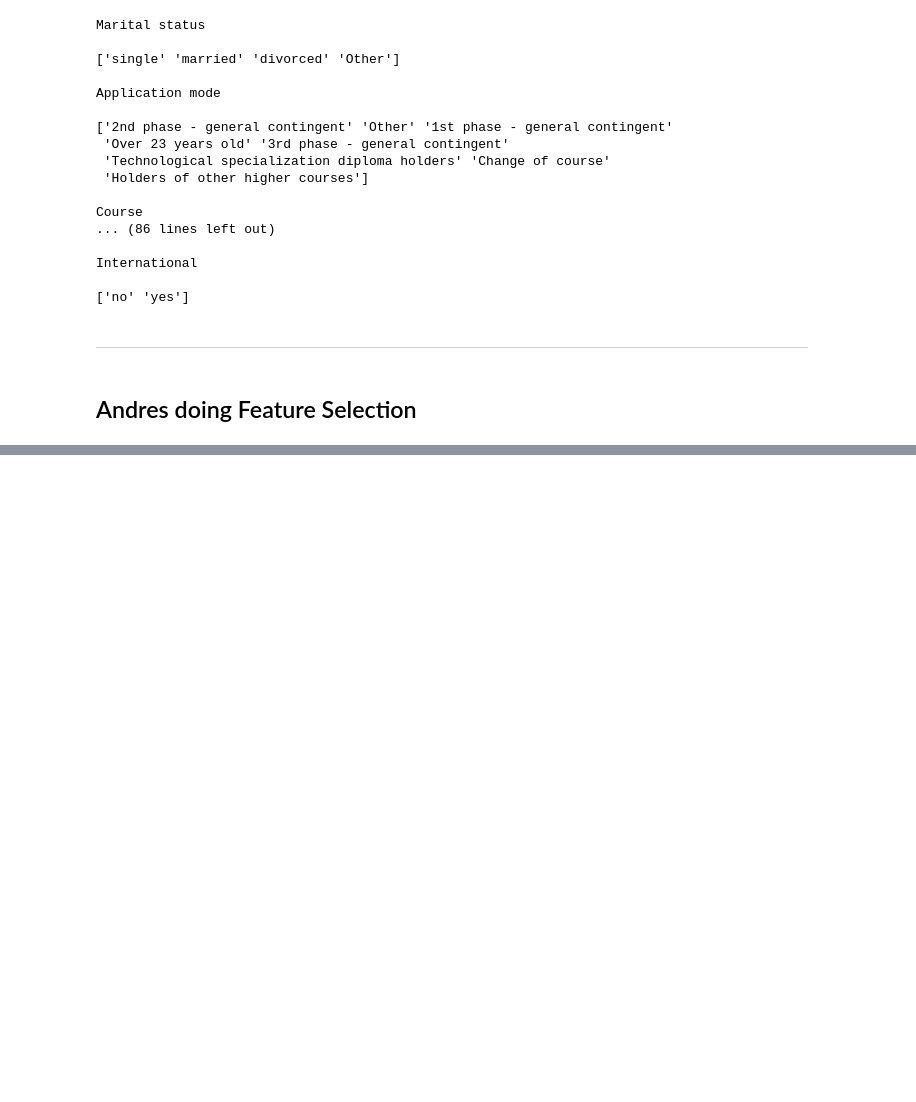
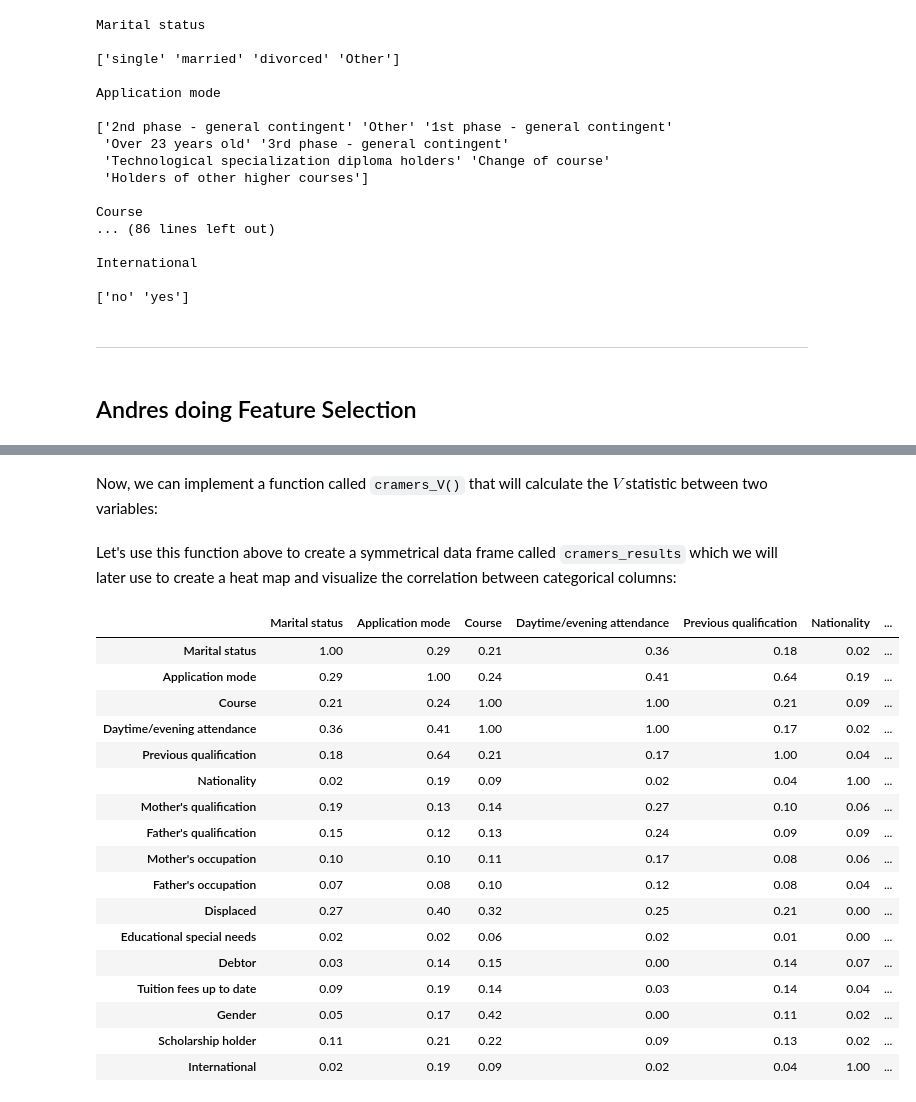
Before and after one commit to jacksonSmall/Airbnb-Room-Analysis, a Jupyter notebook: binning.ipynb, the cells around one changed output, grey strips where cells are left out. Drawn from its saved outputs; the diff is of its cells as text; code cells hidden in the pictures; blank space fills up the shorter version.

```diff
--- a/binning.ipynb
+++ b/binning.ipynb
@@ -282,0 +391,2 @@ International
+# %% [markdown]
+Now, we can implement a function called `cramers_V()` that will calculate the $V$ statistic between two variables:
@@ -282,0 +433,34 @@ International
+# %% [markdown]
+Let's use this function above to create a symmetrical data frame called `cramers_results` which we will later use to create a heat map and visualize the correlation between categorical columns:
+# %%
+cramers_rows = []
+
+for var_1 in cat_df_encoded:
+    cramers_cols = []
+    for var_2 in cat_df_encoded:
+        v = cramers_V(cat_df_encoded[var_1], cat_df_encoded[var_2]) # Calculating V
+        cramers_cols.append(round(v, 2)) # Round to 2 decimal places
+    cramers_rows.append(cramers_cols)
+
+cramers_vs = np.array(cramers_rows)
+cramers_results = pd.DataFrame(cramers_vs, columns=cat_df_encoded.columns, index=cat_df_encoded.columns)
+cramers_results
+# %% [output]
+|  | Marital status | Application mode | Course | Daytime/evening attendance | Previous qualification | Nationality | ... |
+| Marital status | 1.00 | 0.29 | 0.21 | 0.36 | 0.18 | 0.02 | ... |
+| Application mode | 0.29 | 1.00 | 0.24 | 0.41 | 0.64 | 0.19 | ... |
+| Course | 0.21 | 0.24 | 1.00 | 1.00 | 0.21 | 0.09 | ... |
+| Daytime/evening attendance | 0.36 | 0.41 | 1.00 | 1.00 | 0.17 | 0.02 | ... |
+| Previous qualification | 0.18 | 0.64 | 0.21 | 0.17 | 1.00 | 0.04 | ... |
+| Nationality | 0.02 | 0.19 | 0.09 | 0.02 | 0.04 | 1.00 | ... |
+| Mother's qualification | 0.19 | 0.13 | 0.14 | 0.27 | 0.10 | 0.06 | ... |
+| Father's qualification | 0.15 | 0.12 | 0.13 | 0.24 | 0.09 | 0.09 | ... |
+| Mother's occupation | 0.10 | 0.10 | 0.11 | 0.17 | 0.08 | 0.06 | ... |
+| Father's occupation | 0.07 | 0.08 | 0.10 | 0.12 | 0.08 | 0.04 | ... |
+| Displaced | 0.27 | 0.40 | 0.32 | 0.25 | 0.21 | 0.00 | ... |
+| Educational special needs | 0.02 | 0.02 | 0.06 | 0.02 | 0.01 | 0.00 | ... |
+| Debtor | 0.03 | 0.14 | 0.15 | 0.00 | 0.14 | 0.07 | ... |
+| Tuition fees up to date | 0.09 | 0.19 | 0.14 | 0.03 | 0.14 | 0.04 | ... |
+| Gender | 0.05 | 0.17 | 0.42 | 0.00 | 0.11 | 0.02 | ... |
+| Scholarship holder | 0.11 | 0.21 | 0.22 | 0.09 | 0.13 | 0.02 | ... |
+| International | 0.02 | 0.19 | 0.09 | 0.02 | 0.04 | 1.00 | ... |
```
Also changed, not shown: parts of 21 cells of this notebook.
